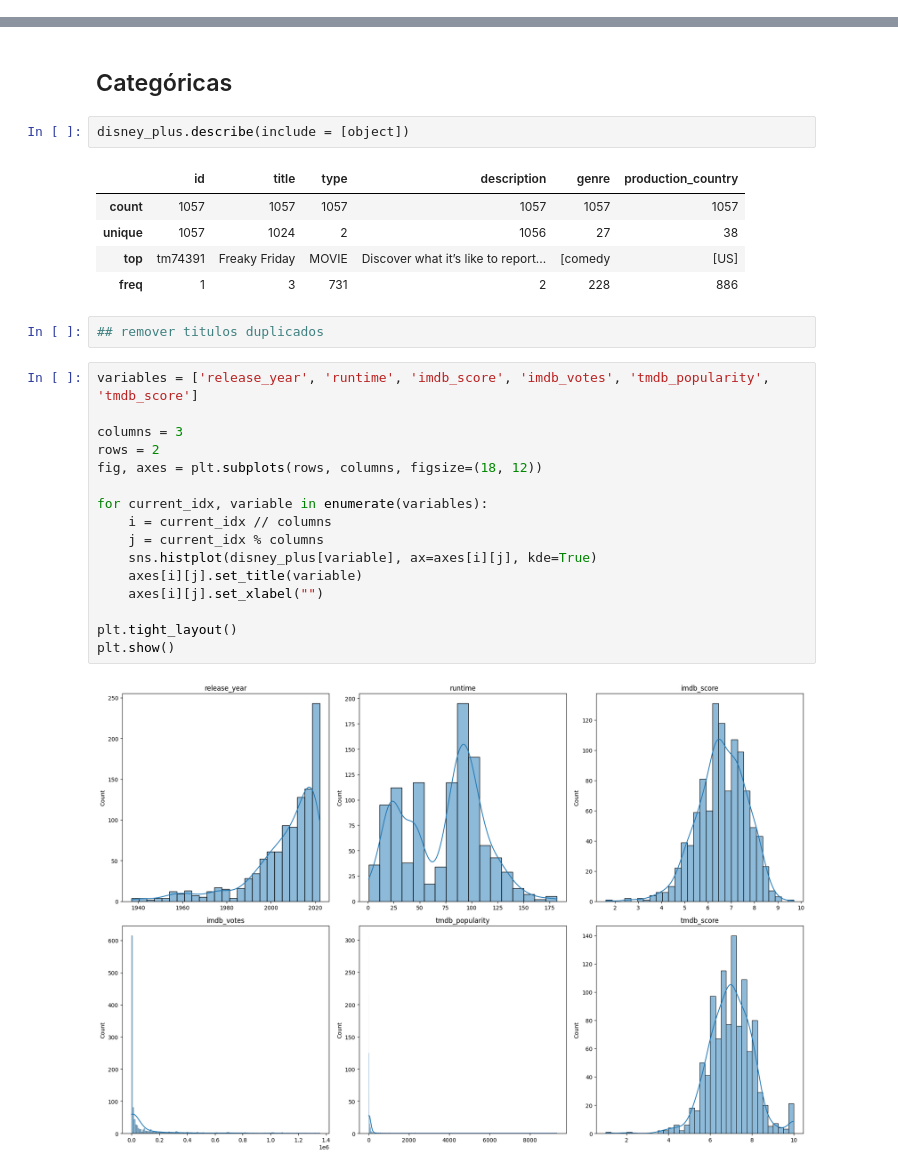
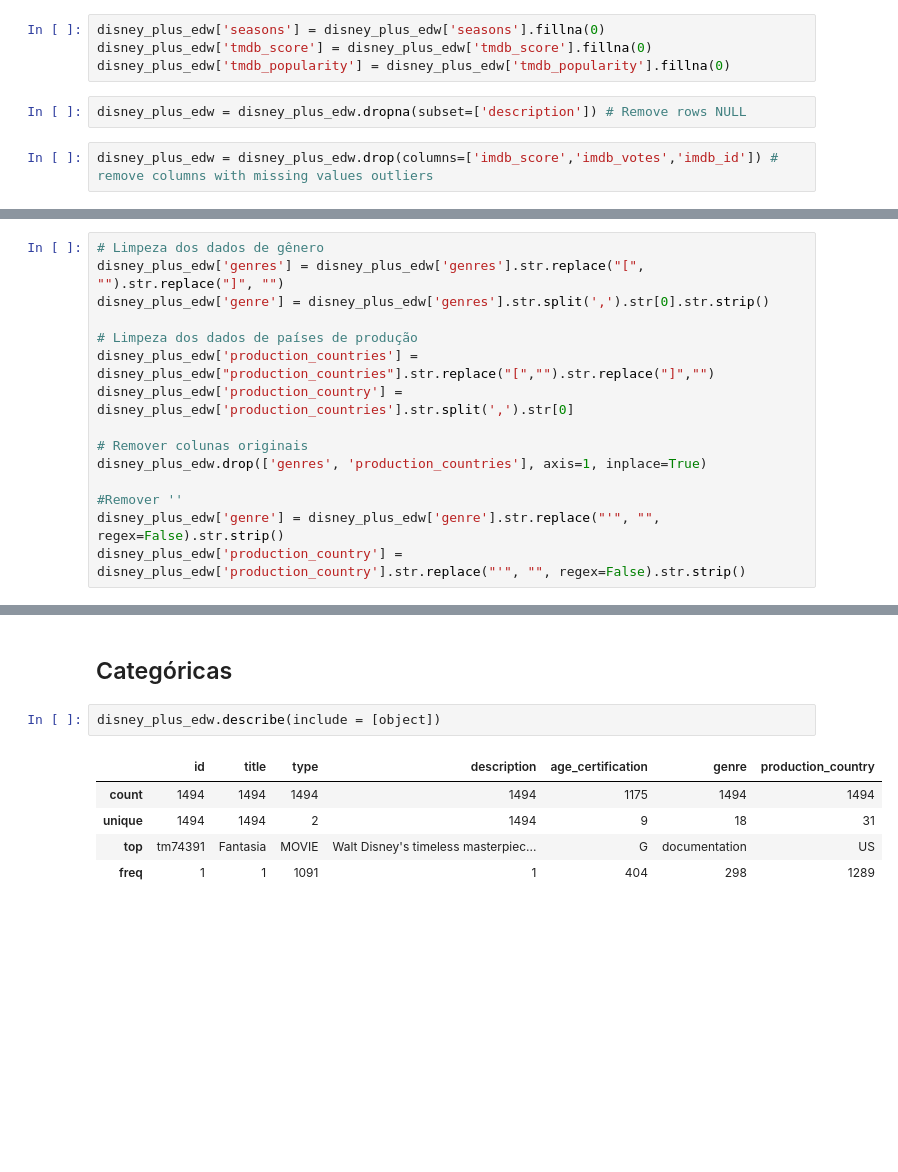
Before and after one commit to BiancaLaurindo/disney_recommendation, a Jupyter notebook: disney_plus_recommedation.ipynb, the cells around one changed output, grey strips where cells are left out. Saved outputs shown, nothing was run; the diff lists cells and outputs as text; blank space fills up the shorter version.

```diff
--- a/disney_plus_recommedation.ipynb
+++ b/disney_plus_recommedation.ipynb
@@ -229,0 +172,8 @@ disney_plus['production_country'] = disney_plus['production_country'].replace(''
+# %%
+disney_plus_edw['seasons'] = disney_plus_edw['seasons'].fillna(0)
+disney_plus_edw['tmdb_score'] = disney_plus_edw['tmdb_score'].fillna(0)
+disney_plus_edw['tmdb_popularity'] = disney_plus_edw['tmdb_popularity'].fillna(0)
+# %%
+disney_plus_edw = disney_plus_edw.dropna(subset=['description']) # Remove rows NULL
+# %%
+disney_plus_edw = disney_plus_edw.drop(columns=['imdb_score','imdb_votes','imdb_id']) # remove columns with missing values outliers
@@ -229,0 +239,15 @@ disney_plus['production_country'] = disney_plus['production_country'].replace(''
+# %%
+# Limpeza dos dados de gênero
+disney_plus_edw['genres'] = disney_plus_edw['genres'].str.replace("[", "").str.replace("]", "")
+disney_plus_edw['genre'] = disney_plus_edw['genres'].str.split(',').str[0].str.strip()
+
+# Limpeza dos dados de países de produção
+disney_plus_edw['production_countries'] = disney_plus_edw["production_countries"].str.replace("[","").str.replace("]","")
+disney_plus_edw['production_country'] = disney_plus_edw['production_countries'].str.split(',').str[0]
+
+# Remover colunas originais
+disney_plus_edw.drop(['genres', 'production_countries'], axis=1, inplace=True)
+
+#Remover ''
+disney_plus_edw['genre'] = disney_plus_edw['genre'].str.replace("'", "", regex=False).str.strip()
+disney_plus_edw['production_country'] = disney_plus_edw['production_country'].str.replace("'", "", regex=False).str.strip()
@@ -244,31 +511,11 @@ disney_plus.describe()
 # %% [markdown]
 ## Categóricas
 # %%
-disney_plus.describe(include = [object])
+disney_plus_edw.describe(include = [object])
 # %% [output]
-|  | id | title | type | description | genre | production_country |
-| count | 1057 | 1057 | 1057 | 1057 | 1057 | 1057 |
-| unique | 1057 | 1024 | 2 | 1056 | 27 | 38 |
-| top | tm74391 | Freaky Friday | MOVIE | Discover what it’s like to report... | [comedy | [US] |
-| freq | 1 | 3 | 731 | 2 | 228 | 886 |
+|  | id | title | type | description | age_certification | genre | production_country |
+| count | 1494 | 1494 | 1494 | 1494 | 1175 | 1494 | 1494 |
+| unique | 1494 | 1494 | 2 | 1494 | 9 | 18 | 31 |
+| top | tm74391 | Fantasia | MOVIE | Walt Disney's timeless masterpiec... | G | documentation | US |
+| freq | 1 | 1 | 1091 | 1 | 404 | 298 | 1289 |
-# %%
-## remover titulos duplicados
-# %%
-variables = ['release_year', 'runtime', 'imdb_score', 'imdb_votes', 'tmdb_popularity', 'tmdb_score']
-
-columns = 3
-rows = 2
-fig, axes = plt.subplots(rows, columns, figsize=(18, 12))
-
-for current_idx, variable in enumerate(variables):
-    i = current_idx // columns
-    j = current_idx % columns
-    sns.histplot(disney_plus[variable], ax=axes[i][j], kde=True)
-    axes[i][j].set_title(variable)
-    axes[i][j].set_xlabel("")
-
-plt.tight_layout()
-plt.show()
-# %% [output]
-[figure, removed]
 # %%
```
Also changed, not shown: parts of 44 cells of this notebook.
